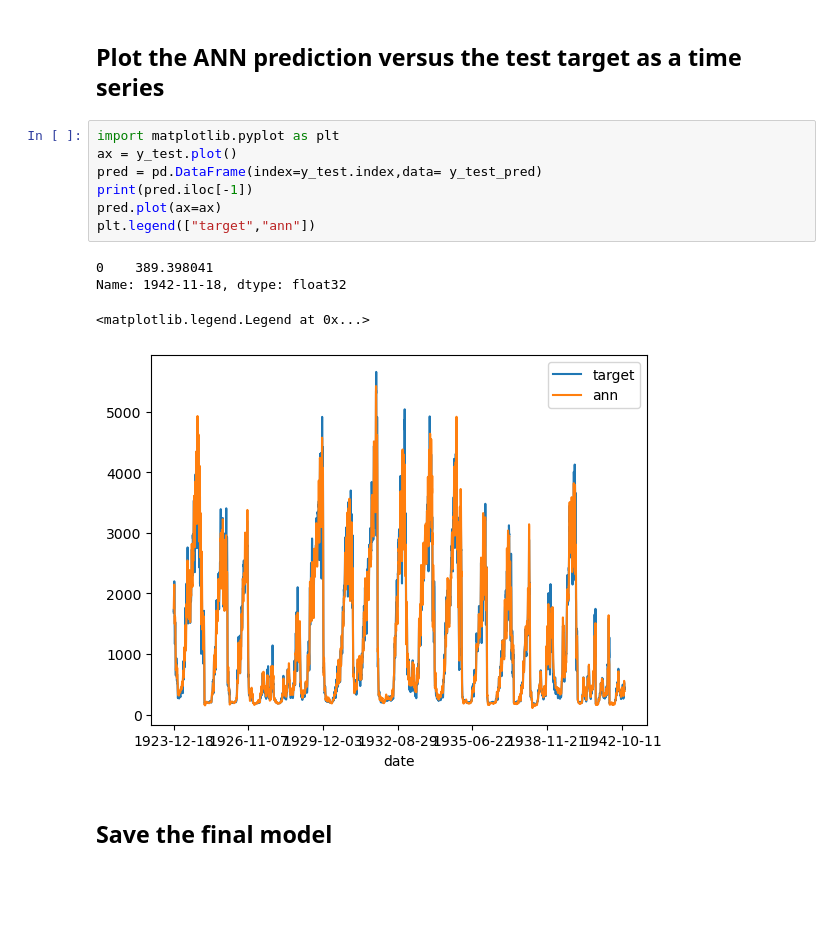
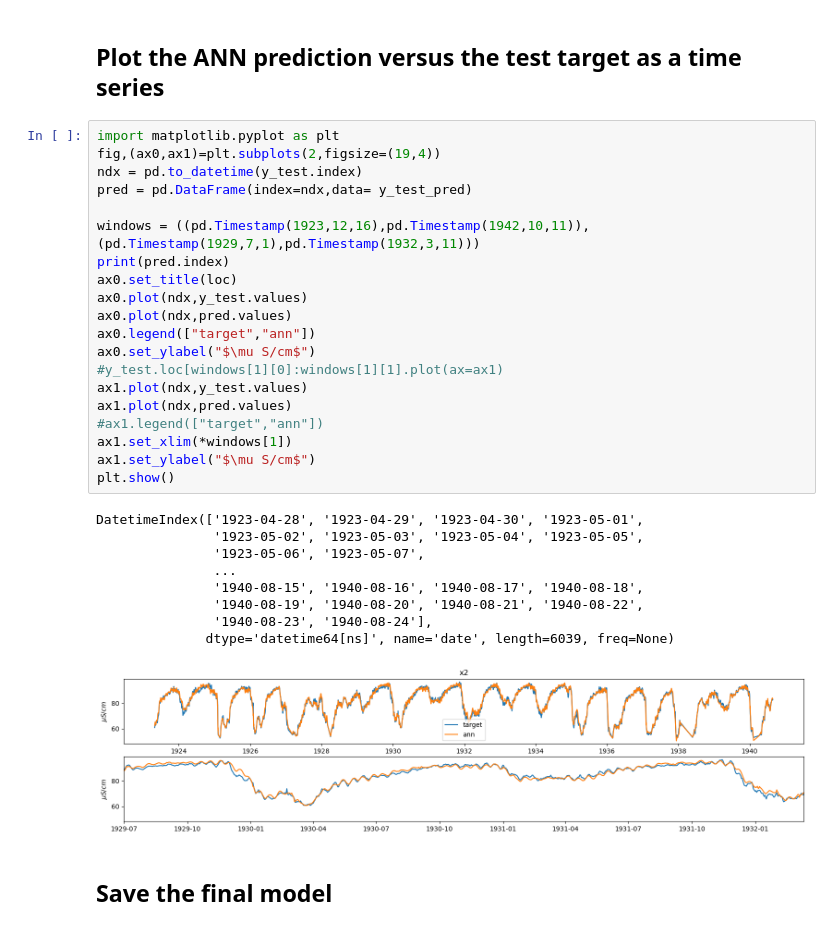
Before and after one commit to water-e/ann_calsim_ec_estimator, a Jupyter notebook: train.ipynb, the cells around one changed output. Cells and saved outputs as stored; diff of their text form; blank space fills up the shorter version.

```diff
--- a/train.ipynb
+++ b/train.ipynb
@@ -247,17 +247,35 @@ annec.plot_history(history)
 # %% [markdown]
 ## Plot the ANN prediction versus the test target as a time series
-# %%
-import matplotlib.pyplot as plt
-ax = y_test.plot()
-pred = pd.DataFrame(index=y_test.index,data= y_test_pred)
-print(pred.iloc[-1])
-pred.plot(ax=ax)
-plt.legend(["target","ann"])
-# %% [output]
-0    389.398041
-Name: 1942-11-18, dtype: float32
-<matplotlib.legend.Legend at 0x...>
-[figure, removed]
+# %%
+import matplotlib.pyplot as plt
+fig,(ax0,ax1)=plt.subplots(2,figsize=(19,4))
+ndx = pd.to_datetime(y_test.index)
+pred = pd.DataFrame(index=ndx,data= y_test_pred)
+
+windows = ((pd.Timestamp(1923,12,16),pd.Timestamp(1942,10,11)),(pd.Timestamp(1929,7,1),pd.Timestamp(1932,3,11)))
+print(pred.index)
+ax0.set_title(loc)
+ax0.plot(ndx,y_test.values)
+ax0.plot(ndx,pred.values)
+ax0.legend(["target","ann"])
+ax0.set_ylabel("$\mu S/cm$")
+#y_test.loc[windows[1][0]:windows[1][1].plot(ax=ax1)
+ax1.plot(ndx,y_test.values)
+ax1.plot(ndx,pred.values)
+#ax1.legend(["target","ann"])
+ax1.set_xlim(*windows[1])
+ax1.set_ylabel("$\mu S/cm$")
+plt.show()
+# %% [output]
+DatetimeIndex(['1923-04-28', '1923-04-29', '1923-04-30', '1923-05-01',
+               '1923-05-02', '1923-05-03', '1923-05-04', '1923-05-05',
+               '1923-05-06', '1923-05-07',
+               ...
+               '1940-08-15', '1940-08-16', '1940-08-17', '1940-08-18',
+               '1940-08-19', '1940-08-20', '1940-08-21', '1940-08-22',
+               '1940-08-23', '1940-08-24'],
+              dtype='datetime64[ns]', name='date', length=6039, freq=None)
+[figure, added]
 # %% [markdown]
 ## Save the final model
 # %%
```
Also changed, not shown: parts of 7 cells of this notebook, 1 other file.
